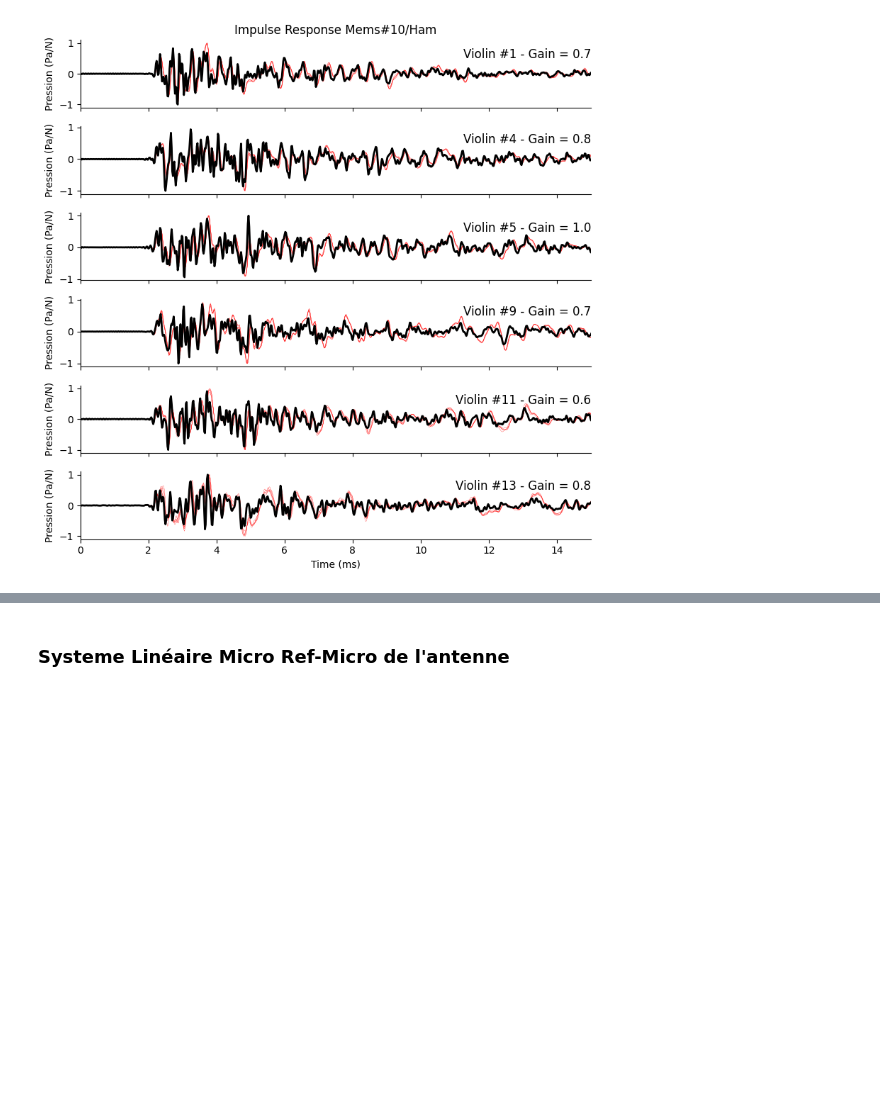
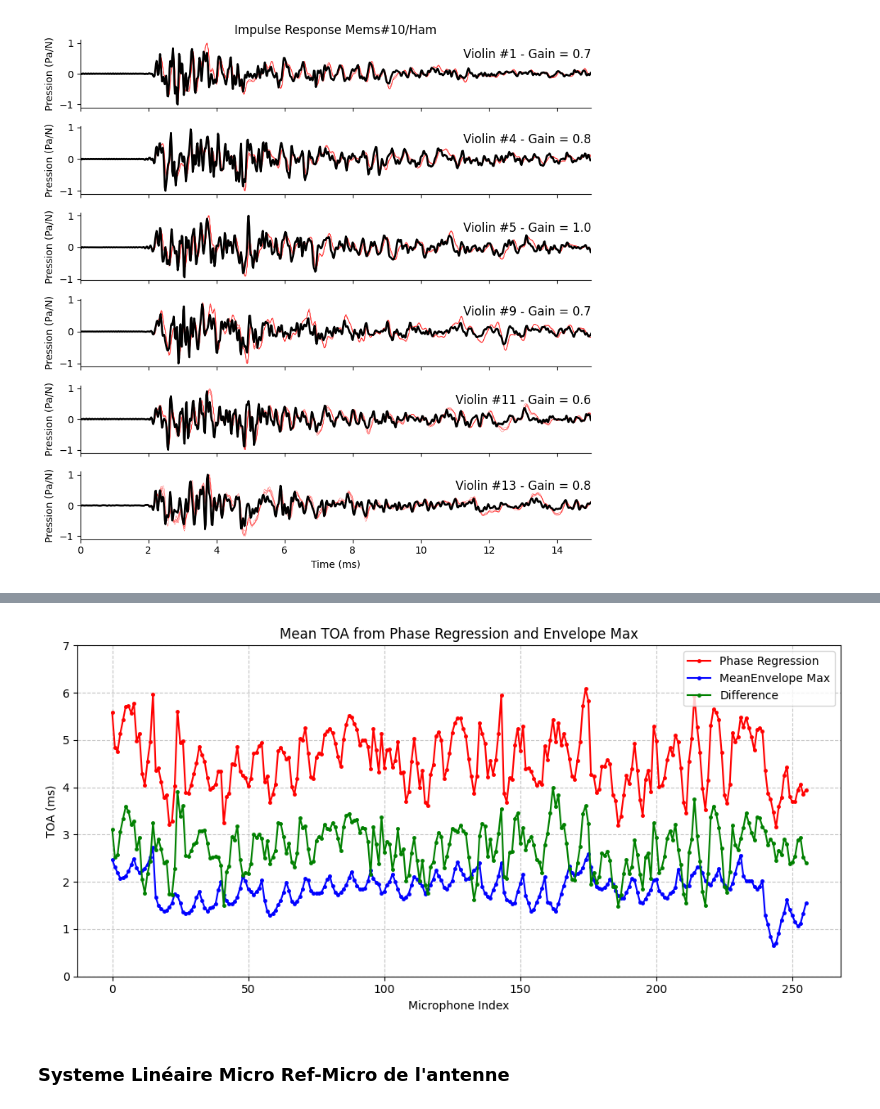
Before and after one commit to ollivierf/BilbaoViolinsDir, a Jupyter notebook: notebooks/Violon_1_Marteau2HetRI.ipynb, the cells around one changed output, grey strips where cells are left out. Drawn from its saved outputs; the diff is of its cells as text; code cells hidden in the pictures; blank space fills up the shorter version.

```diff
--- a/notebooks/Violon_1_Marteau2HetRI.ipynb
+++ b/notebooks/Violon_1_Marteau2HetRI.ipynb
@@ -336,3 +417,20 @@ np.savez('./ViolinsPm.npz', frq=frq, Pm = Hhm)
+# %%
+# Mean TOAs from Phase regression and Envelope Maxima
+fig, ax = plt.subplots(1, 1, figsize=(10, 5 ))
+ax.plot(np.arange(NbMems), np.mean(TOAs * 1000, axis=0), '.-', color='red', markersize=5, label='Phase Regression')
+ax.plot(np.arange(NbMems), np.mean(TOAs_Env,0) * 1000, '.-', color='b', markersize=5, label='MeanEnvelope Max')
+ax.plot(np.arange(NbMems), np.mean(TOAs * 1000, axis=0)-np.mean(TOAs_Env,0) * 1000, '.-', color='green', markersize=5, label='Difference')
+ax.set_ylim([0, 7])
+ax.set_ylabel('TOA (ms)')
+ax.set_title('Mean TOA from Phase Regression and Envelope Max')
+ax.grid(True, linestyle='--', alpha=0.7)
+ax.legend(loc='upper right')
+
+ax.set_xlabel('Microphone Index')
+plt.tight_layout()
+plt.show()
+# %% [output]
+[figure, added]
 # %% [markdown]
 ### Systeme Linéaire Micro Ref-Micro de l'antenne
 # %% [markdown]
```
Also changed, not shown: parts of 4 cells of this notebook, 3 other files.
